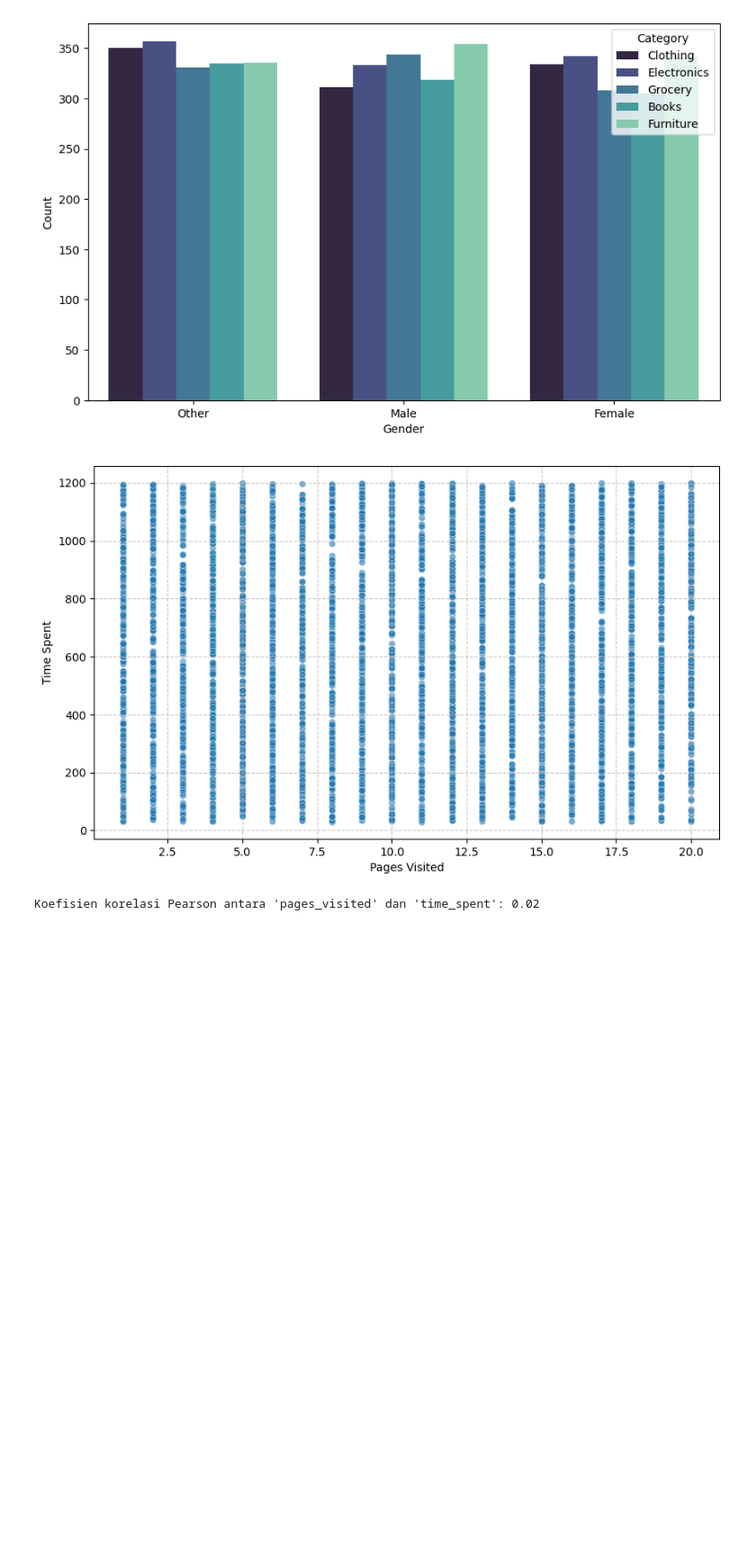
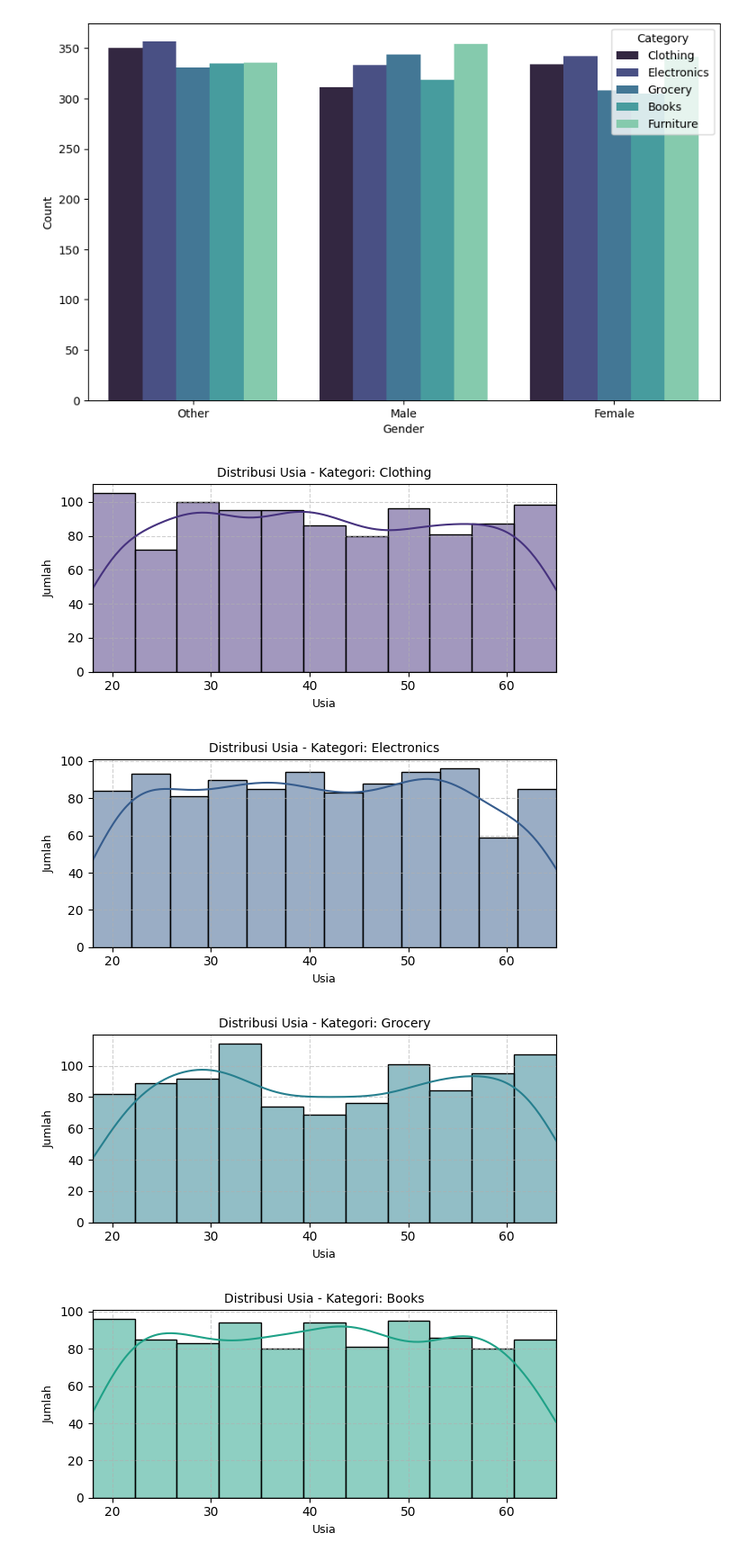
Before and after one commit to Arfan-Susanto/Projek-Data-Analyst, a Jupyter notebook: (Progress) Kaggle - AI-Driven Consumer Behavior/Progress.ipynb, the cells around one changed output. Shown at 90% size. Cells and saved outputs as stored; diff of their text form; code cells hidden in the pictures; blank space fills up the shorter version.

```diff
--- a/(Progress) Kaggle - AI-Driven Consumer Behavior/Progress.ipynb
+++ b/(Progress) Kaggle - AI-Driven Consumer Behavior/Progress.ipynb
@@ -284,18 +383,33 @@ plt.legend(title='Category')
 plt.show()
 # %% [output]
 [figure]
-# %%
-plt.figure(figsize=(10, 6))
-sns.scatterplot(data=df, x='pages_visited', y='time_spent', alpha=0.6)
-plt.xlabel('Pages Visited')
-plt.ylabel('Time Spent')
-plt.grid(True, linestyle='--', alpha=0.7)
-plt.show()
-# %% [output]
-[figure, removed]
-# %%
-correlation = df['pages_visited'].corr(df['time_spent'])
-print(f"Koefisien korelasi Pearson antara 'pages_visited' dan 'time_spent': {correlation:.2f}")
-# Hampir tidak ada korelasi
-# %% [output]
-Koefisien korelasi Pearson antara 'pages_visited' dan 'time_spent': 0.02
+# %%
+categories = df['category'].unique()
+min_age = df['age'].min()
+max_age = df['age'].max()
+
+for cat in categories:
+    plt.figure(figsize=(6, 3))
+    data_cat = df[df['category'] == cat]
+
+    sns.histplot(
+        data=data_cat,
+        x='age',
+        kde=True,
+        color=sns.color_palette('viridis')[list(categories).index(cat)],
+        bins='auto'
+    )
+
+    plt.title(f"Distribusi Usia - Kategori: {cat}", size=10)
+    plt.xlabel("Usia", size=9)
+    plt.ylabel("Jumlah", size=9)
+    plt.xlim(min_age, max_age)
+    plt.grid(True, linestyle='--', alpha=0.6)
+
+    plt.tight_layout()
+    plt.show()
+# %% [output]
+[figure, added]
+[figure, added]
+[figure, added]
+[figure, added]
```
Also changed, not shown: parts of 14 cells of this notebook.
